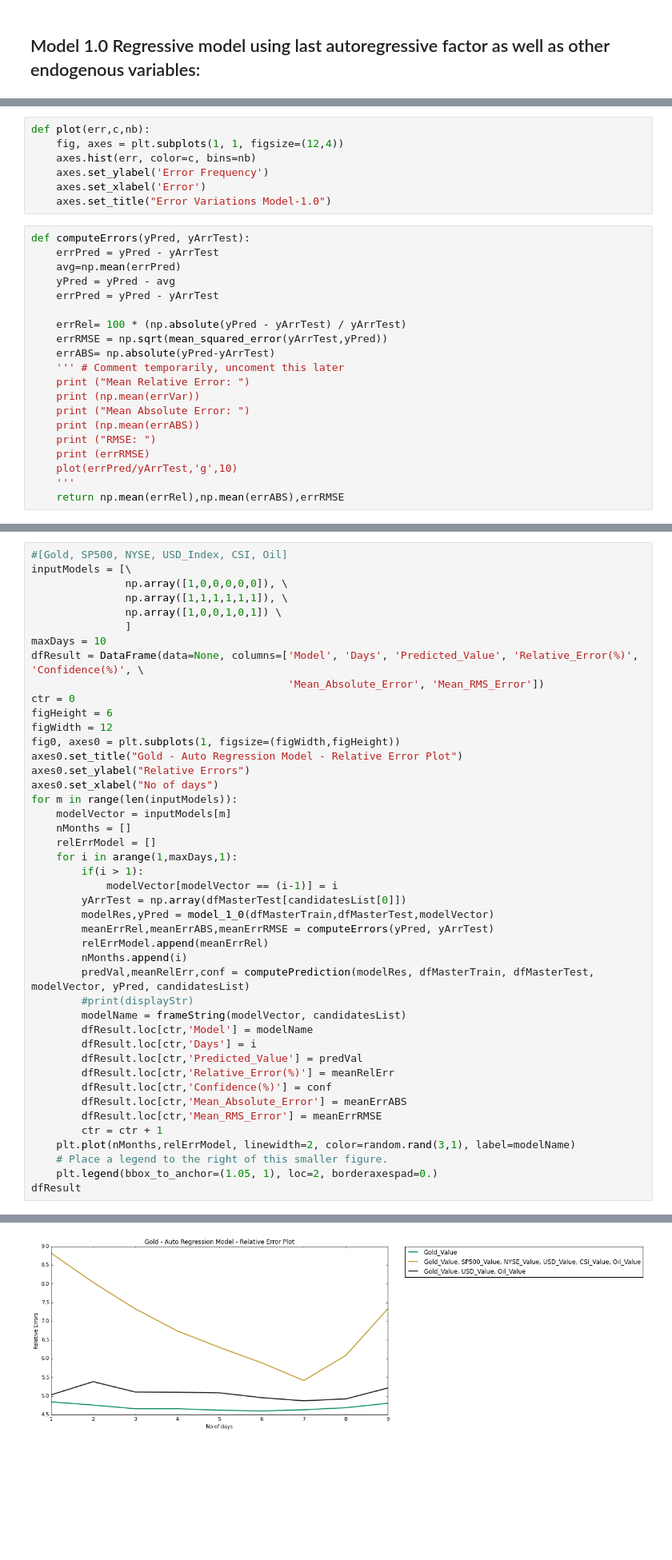
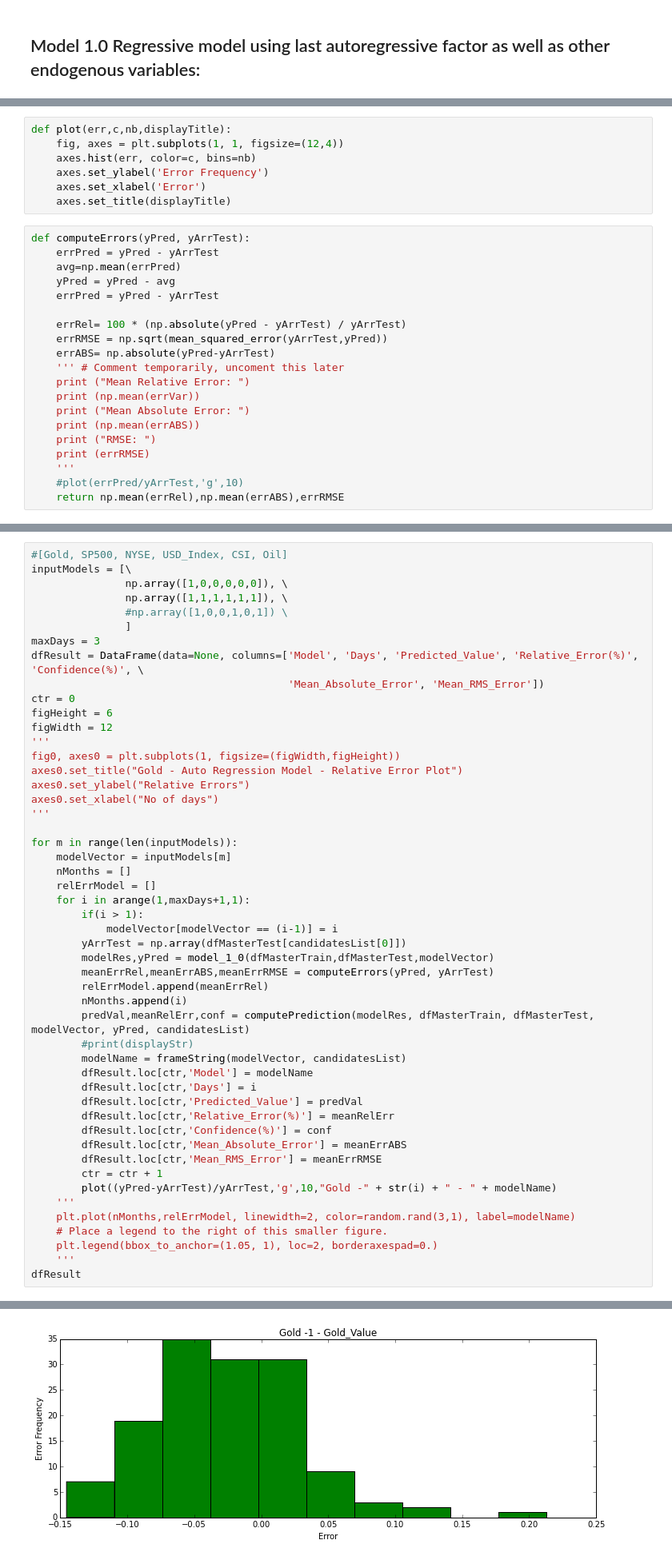
Before and after one commit to Sree-vathsan/CSE591-Data-Science-Project, a Jupyter notebook: Modular_Code_Linear_Regression_Gold.ipynb, the cells around one changed output, grey strips where cells are left out. Shown at 80% size. Drawn from its saved outputs; the diff is of its cells as text; blank space fills up the shorter version.

Commit message:
Histo Plots - Oil and gold

```diff
--- a/Modular_Code_Linear_Regression_Gold.ipynb
+++ b/Modular_Code_Linear_Regression_Gold.ipynb
@@ -143,12 +143,12 @@ def model_1_0(dfMasterTrain,dfMasterTest,p_vector):
     yPred = mvPredict(xArrTest,result)
     return result,yPred
 # %%
-def plot(err,c,nb):
+def plot(err,c,nb,displayTitle):
     fig, axes = plt.subplots(1, 1, figsize=(12,4))
     axes.hist(err, color=c, bins=nb)
     axes.set_ylabel('Error Frequency')
     axes.set_xlabel('Error')
-    axes.set_title("Error Variations Model-1.0")
+    axes.set_title(displayTitle)
 # %%
 def computeErrors(yPred, yArrTest):
     errPred = yPred - yArrTest
@@ -166,8 +166,8 @@ def computeErrors(yPred, yArrTest):
     print (np.mean(errABS))
     print ("RMSE: ")
     print (errRMSE)
-    plot(errPred/yArrTest,'g',10)
     '''
+    #plot(errPred/yArrTest,'g',10)
     return np.mean(errRel),np.mean(errABS),errRMSE
 # %%
 def frameString(modelVector, candidatesList):
@@ -232,23 +232,26 @@ def computePrediction(modelRes, dfMasterTrain, dfMasterTest, modelVector, yPred,
 inputModels = [\
                np.array([1,0,0,0,0,0]), \
                np.array([1,1,1,1,1,1]), \
-               np.array([1,0,0,1,0,1]) \
+               #np.array([1,0,0,1,0,1]) \
                ]
-maxDays = 10
+maxDays = 3
 dfResult = DataFrame(data=None, columns=['Model', 'Days', 'Predicted_Value', 'Relative_Error(%)', 'Confidence(%)', \
                                          'Mean_Absolute_Error', 'Mean_RMS_Error'])
 ctr = 0
 figHeight = 6
 figWidth = 12
+'''
 fig0, axes0 = plt.subplots(1, figsize=(figWidth,figHeight))
 axes0.set_title("Gold - Auto Regression Model - Relative Error Plot")
 axes0.set_ylabel("Relative Errors")
 axes0.set_xlabel("No of days")
+'''
+
 for m in range(len(inputModels)):
     modelVector = inputModels[m]
     nMonths = []
     relErrModel = []
-    for i in arange(1,maxDays,1):
+    for i in arange(1,maxDays+1,1):
         if(i > 1):
             modelVector[modelVector == (i-1)] = i
         yArrTest = np.array(dfMasterTest[candidatesList[0]])
@@ -267,9 +270,12 @@ for m in range(len(inputModels)):
         dfResult.loc[ctr,'Mean_Absolute_Error'] = meanErrABS
         dfResult.loc[ctr,'Mean_RMS_Error'] = meanErrRMSE
         ctr = ctr + 1
+        plot((yPred-yArrTest)/yArrTest,'g',10,"Gold -" + str(i) + " - " + modelName)
+    '''
     plt.plot(nMonths,relErrModel, linewidth=2, color=random.rand(3,1), label=modelName)
     # Place a legend to the right of this smaller figure.
     plt.legend(bbox_to_anchor=(1.05, 1), loc=2, borderaxespad=0.)
+    '''
 dfResult
 # %% [output]
 |  | Model | Days | Predicted_Value | Relative_Error(%) | Confidence(%) | Mean_Absolute_Error | ... |
@@ -292 +288 @@ dfResult
-[figure, old version]
+[figure, new version]
```
Also changed, not shown: parts of 1 cell of this notebook, 1 other file.
